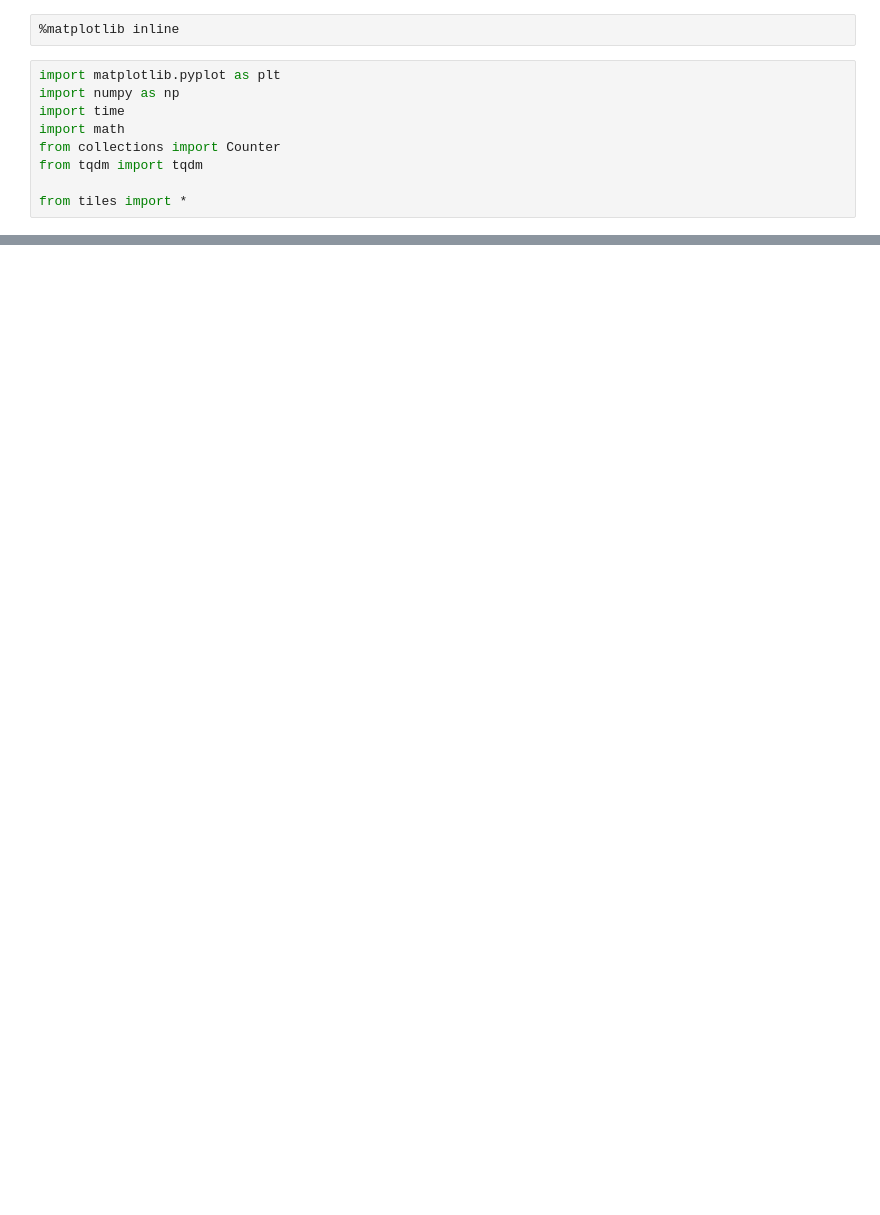
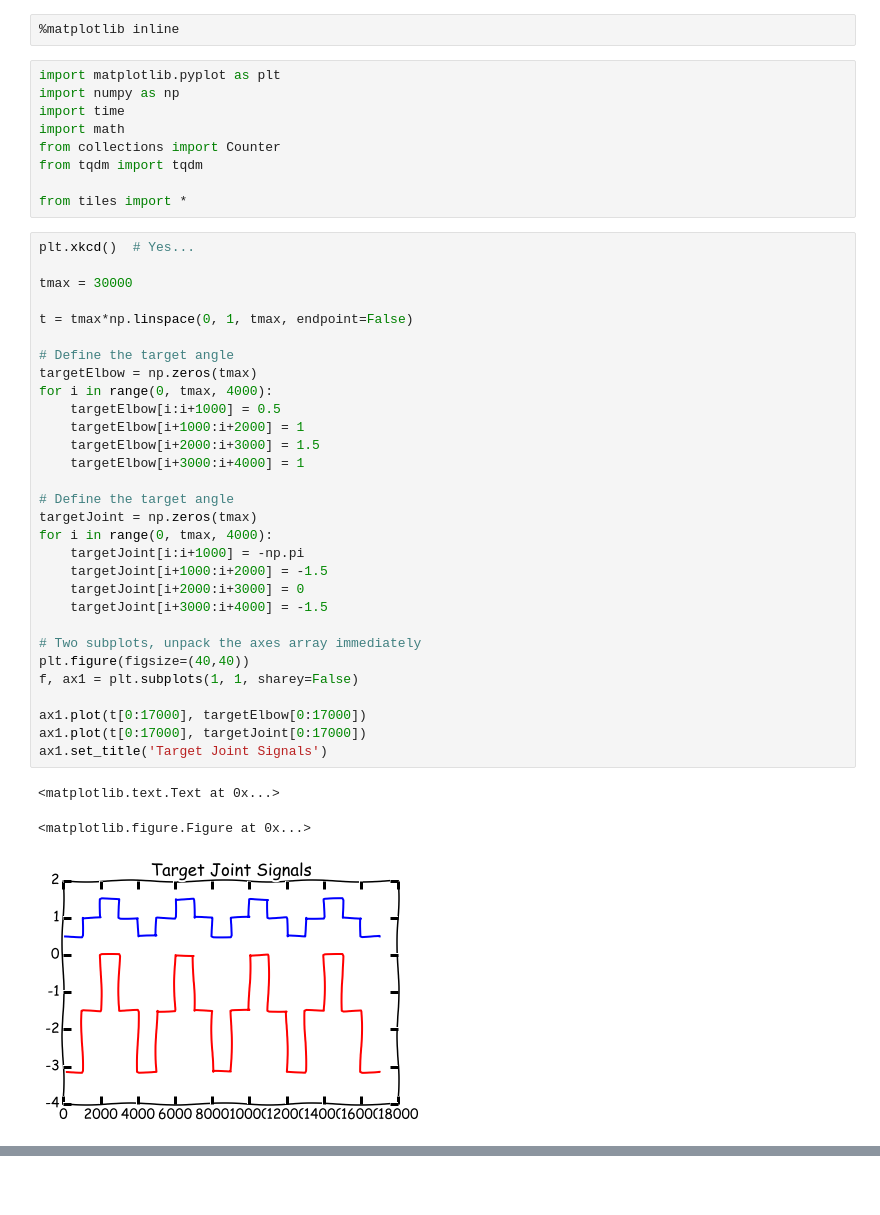
Before and after one commit to korymath/ContinuousTimeActorCritic, a Jupyter notebook: ContNatActorCritic_demo.ipynb, the cells around one changed output, grey strips where cells are left out. Drawn from its saved outputs; the diff is of its cells as text; blank space fills up the shorter version.

```diff
--- a/ContNatActorCritic_demo.ipynb
+++ b/ContNatActorCritic_demo.ipynb
@@ -9,4 +9,38 @@ from collections import Counter
 from tqdm import tqdm
 
 from tiles import *
+# %%
+plt.xkcd()  # Yes...
+
+tmax = 30000
+
+t = tmax*np.linspace(0, 1, tmax, endpoint=False)
+
+# Define the target angle
+targetElbow = np.zeros(tmax)
+for i in range(0, tmax, 4000):
+    targetElbow[i:i+1000] = 0.5
+    targetElbow[i+1000:i+2000] = 1
+    targetElbow[i+2000:i+3000] = 1.5
+    targetElbow[i+3000:i+4000] = 1
+
+# Define the target angle
+targetJoint = np.zeros(tmax)
+for i in range(0, tmax, 4000):
+    targetJoint[i:i+1000] = -np.pi
+    targetJoint[i+1000:i+2000] = -1.5
+    targetJoint[i+2000:i+3000] = 0
+    targetJoint[i+3000:i+4000] = -1.5
+
+# Two subplots, unpack the axes array immediately
+plt.figure(figsize=(40,40))
+f, ax1 = plt.subplots(1, 1, sharey=False)
+
+ax1.plot(t[0:17000], targetElbow[0:17000])
+ax1.plot(t[0:17000], targetJoint[0:17000])
+ax1.set_title('Target Joint Signals')
+# %% [output]
+<matplotlib.text.Text at 0x...>
+<matplotlib.figure.Figure at 0x...>
+[figure, added]
 # %%
```
Also changed, not shown: parts of 4 cells of this notebook, 1 other file.
